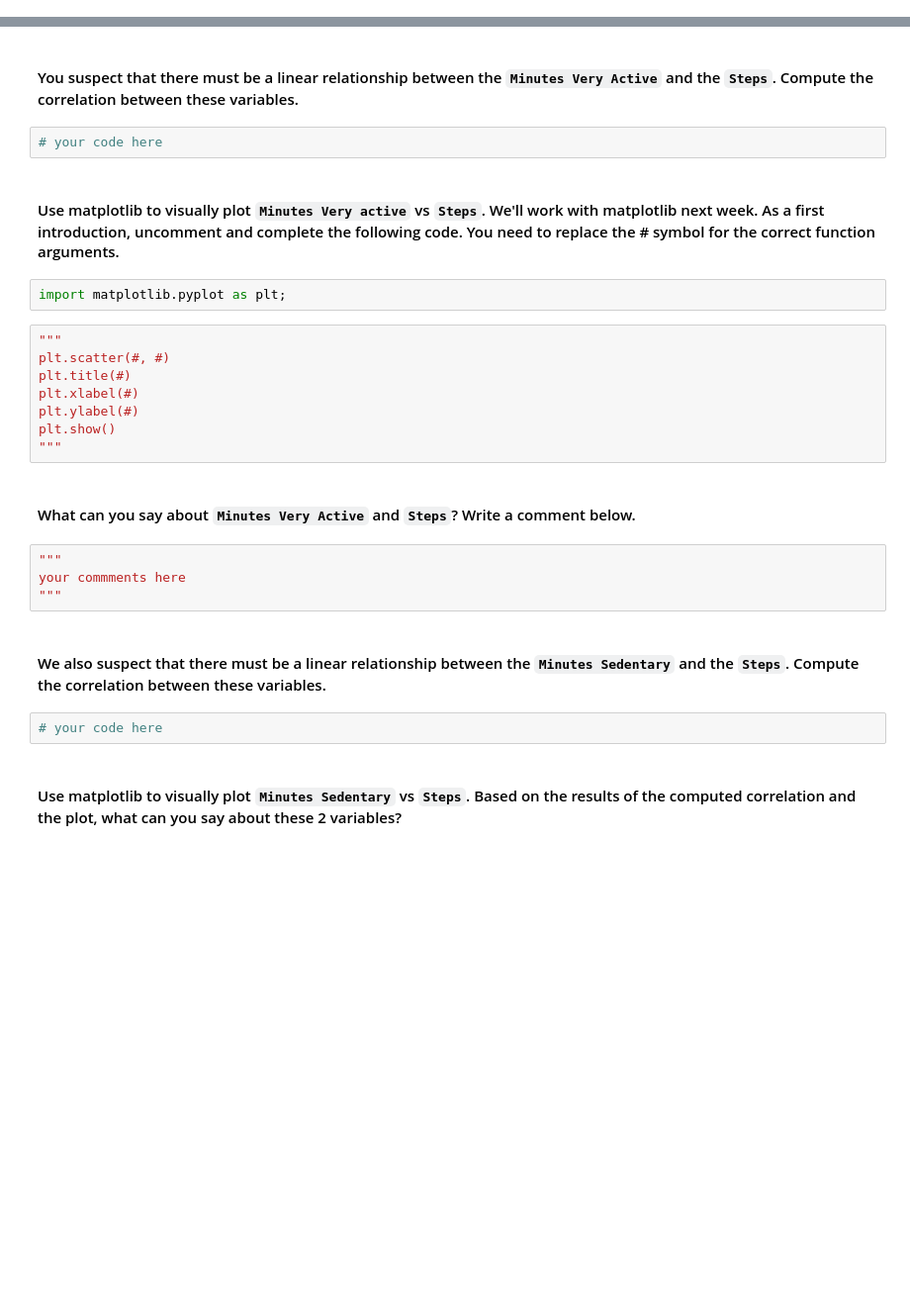
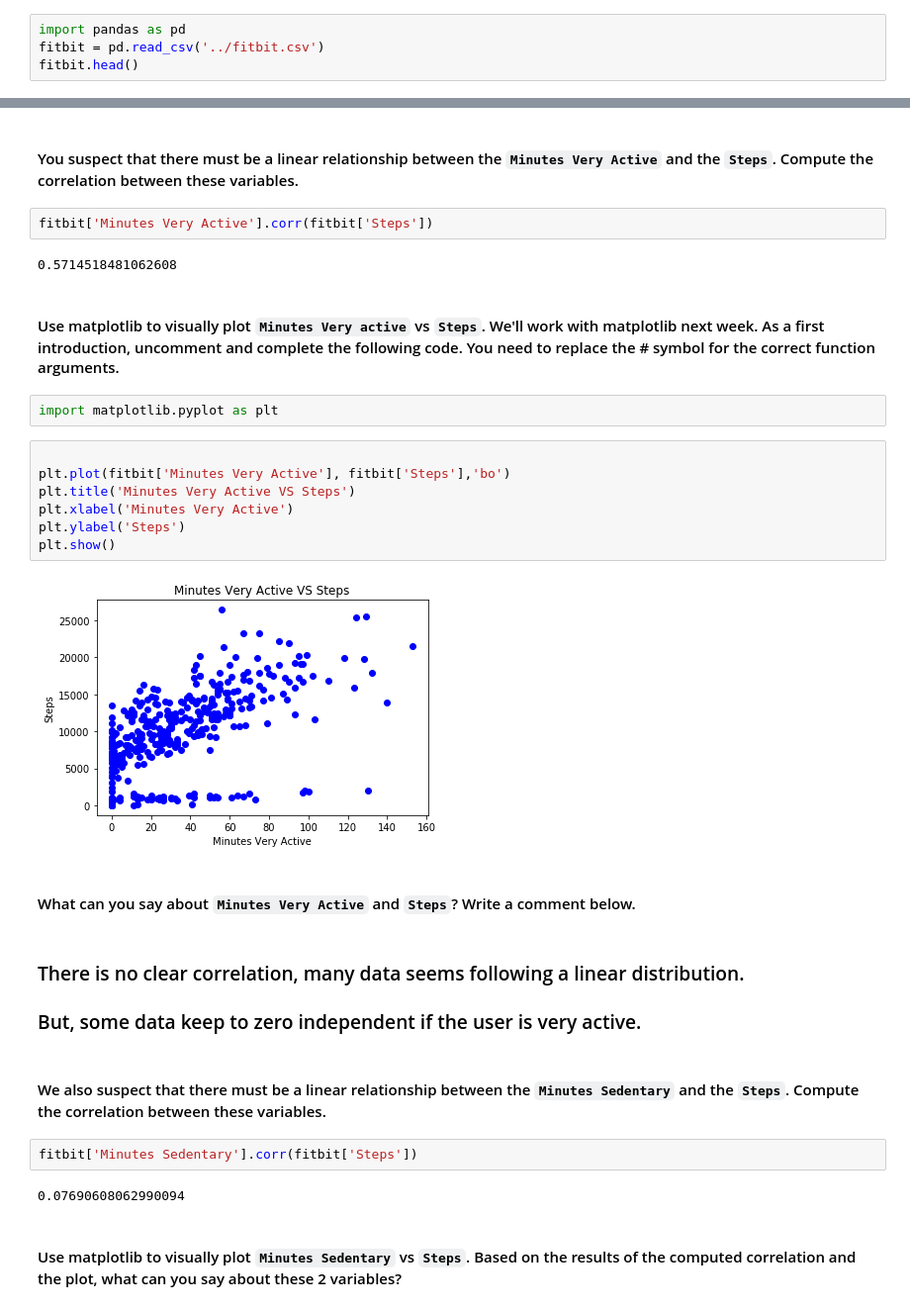
Before and after one commit to rubenmartinezlorente/lab-pivot-table-and-correlation, a Jupyter notebook: your_code/main.ipynb, the cells around one changed output, grey strips where cells are left out. Shown at 99% size. Cells and saved outputs as stored; diff of their text form; blank space fills up the shorter version.

```diff
--- a/your_code/main.ipynb
+++ b/your_code/main.ipynb
@@ -141,0 +199,4 @@ Save your data in a variable called `fitbit`.
+# %%
+import pandas as pd
+fitbit = pd.read_csv('../fitbit.csv')
+fitbit.head()
@@ -147,28 +244,33 @@ Save your data in a variable called `fitbit`.
 # %% [markdown]
 #### You suspect that there must be a linear relationship between the `Minutes Very Active` and the `Steps`. Compute the correlation between these variables.
-# %%
-# your code here
+# %%
+fitbit['Minutes Very Active'].corr(fitbit['Steps'])
+# %% [output]
+0.5714518481062608
 # %% [markdown]
 #### Use matplotlib to visually plot `Minutes Very active` vs `Steps`. We'll work with matplotlib next week. As a first introduction, uncomment and complete the following code. You need to replace the # symbol for the correct function arguments.
 # %%
-import matplotlib.pyplot as plt;
+import matplotlib.pyplot as plt
 # %%
-"""
-plt.scatter(#, #)
-plt.title(#)
-plt.xlabel(#)
-plt.ylabel(#)
+
+plt.plot(fitbit['Minutes Very Active'], fitbit['Steps'],'bo')
+plt.title('Minutes Very Active VS Steps')
+plt.xlabel('Minutes Very Active')
+plt.ylabel('Steps')
 plt.show()
-"""
+# %% [output]
+[figure, added]
 # %% [markdown]
 #### What can you say about `Minutes Very Active` and `Steps`? Write a comment below.
-# %%
-"""
-your commments here
-"""
+# %% [markdown]
+### There is no clear correlation, many data seems following a linear distribution.
+
+### But, some data keep to zero independent if the user is very active.
 # %% [markdown]
 #### We also suspect that there must be a linear relationship between the `Minutes Sedentary` and the `Steps`. Compute the correlation between these variables.
-# %%
-# your code here
+# %%
+fitbit['Minutes Sedentary'].corr(fitbit['Steps'])
+# %% [output]
+0.07690608062990094
 # %% [markdown]
 #### Use matplotlib to visually plot `Minutes Sedentary` vs `Steps`. Based on the results of the computed correlation and the plot, what can you say about these 2 variables?
```
Also changed, not shown: parts of 50 cells of this notebook, 3 other files.
